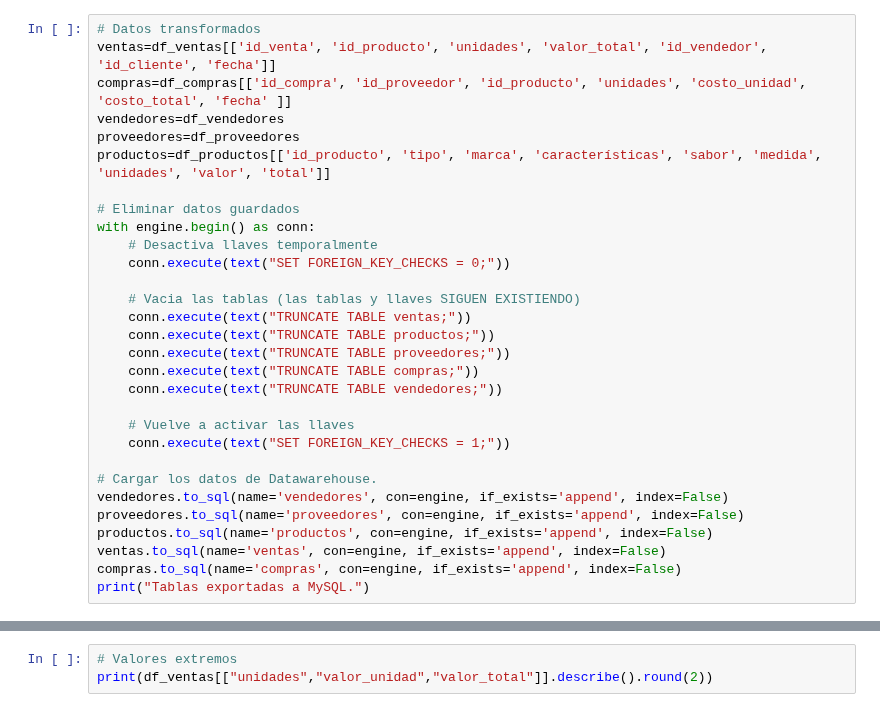
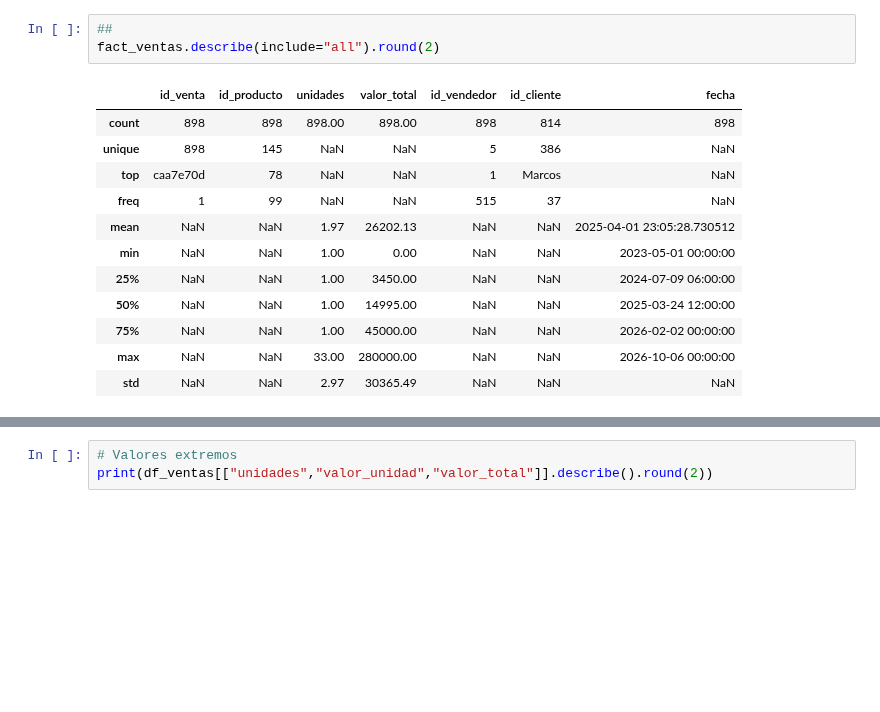
Before and after one commit to marcospnur/Bravos_Nutrition, a Jupyter notebook: Analisis de datos.ipynb, the cells around one changed output, grey strips where cells are left out. Drawn from its saved outputs; the diff is of its cells as text; blank space fills up the shorter version.

```diff
--- a/Analisis de datos.ipynb
+++ b/Analisis de datos.ipynb
@@ -124,30 +154,16 @@ df_vendedores['Fono']=df_vendedores['Fono'].fillna('NR').astype(str)
-# %%
-# Datos transformados
-ventas=df_ventas[['id_venta', 'id_producto', 'unidades', 'valor_total', 'id_vendedor', 'id_cliente', 'fecha']]
-compras=df_compras[['id_compra', 'id_proveedor', 'id_producto', 'unidades', 'costo_unidad', 'costo_total', 'fecha' ]]
-vendedores=df_vendedores
-proveedores=df_proveedores
-productos=df_productos[['id_producto', 'tipo', 'marca', 'características', 'sabor', 'medida', 'unidades', 'valor', 'total']]
-
-# Eliminar datos guardados
-with engine.begin() as conn:
-    # Desactiva llaves temporalmente
-    conn.execute(text("SET FOREIGN_KEY_CHECKS = 0;"))
-
-    # Vacia las tablas (las tablas y llaves SIGUEN EXISTIENDO)
-    conn.execute(text("TRUNCATE TABLE ventas;"))
-    conn.execute(text("TRUNCATE TABLE productos;"))
-    conn.execute(text("TRUNCATE TABLE proveedores;"))
-    conn.execute(text("TRUNCATE TABLE compras;"))
-    conn.execute(text("TRUNCATE TABLE vendedores;"))
-
-    # Vuelve a activar las llaves
-    conn.execute(text("SET FOREIGN_KEY_CHECKS = 1;"))
-
-# Cargar los datos de Datawarehouse.
-vendedores.to_sql(name='vendedores', con=engine, if_exists='append', index=False)
-proveedores.to_sql(name='proveedores', con=engine, if_exists='append', index=False)
-productos.to_sql(name='productos', con=engine, if_exists='append', index=False)
-ventas.to_sql(name='ventas', con=engine, if_exists='append', index=False)
-compras.to_sql(name='compras', con=engine, if_exists='append', index=False)
-print("Tablas exportadas a MySQL.")
+# %%
+##
+fact_ventas.describe(include="all").round(2)
+# %% [output]
+|  | id_venta | id_producto | unidades | valor_total | id_vendedor | id_cliente | fecha |
+| count | 898 | 898 | 898.00 | 898.00 | 898 | 814 | 898 |
+| unique | 898 | 145 | NaN | NaN | 5 | 386 | NaN |
+| top | caa7e70d | 78 | NaN | NaN | 1 | Marcos | NaN |
+| freq | 1 | 99 | NaN | NaN | 515 | 37 | NaN |
+| mean | NaN | NaN | 1.97 | 26202.13 | NaN | NaN | 2025-04-01 23:05:28.730512 |
+| min | NaN | NaN | 1.00 | 0.00 | NaN | NaN | 2023-05-01 00:00:00 |
+| 25% | NaN | NaN | 1.00 | 3450.00 | NaN | NaN | 2024-07-09 06:00:00 |
+| 50% | NaN | NaN | 1.00 | 14995.00 | NaN | NaN | 2025-03-24 12:00:00 |
+| 75% | NaN | NaN | 1.00 | 45000.00 | NaN | NaN | 2026-02-02 00:00:00 |
+| max | NaN | NaN | 33.00 | 280000.00 | NaN | NaN | 2026-10-06 00:00:00 |
+| std | NaN | NaN | 2.97 | 30365.49 | NaN | NaN | NaN |
```
Also changed, not shown: parts of 8 cells of this notebook.
